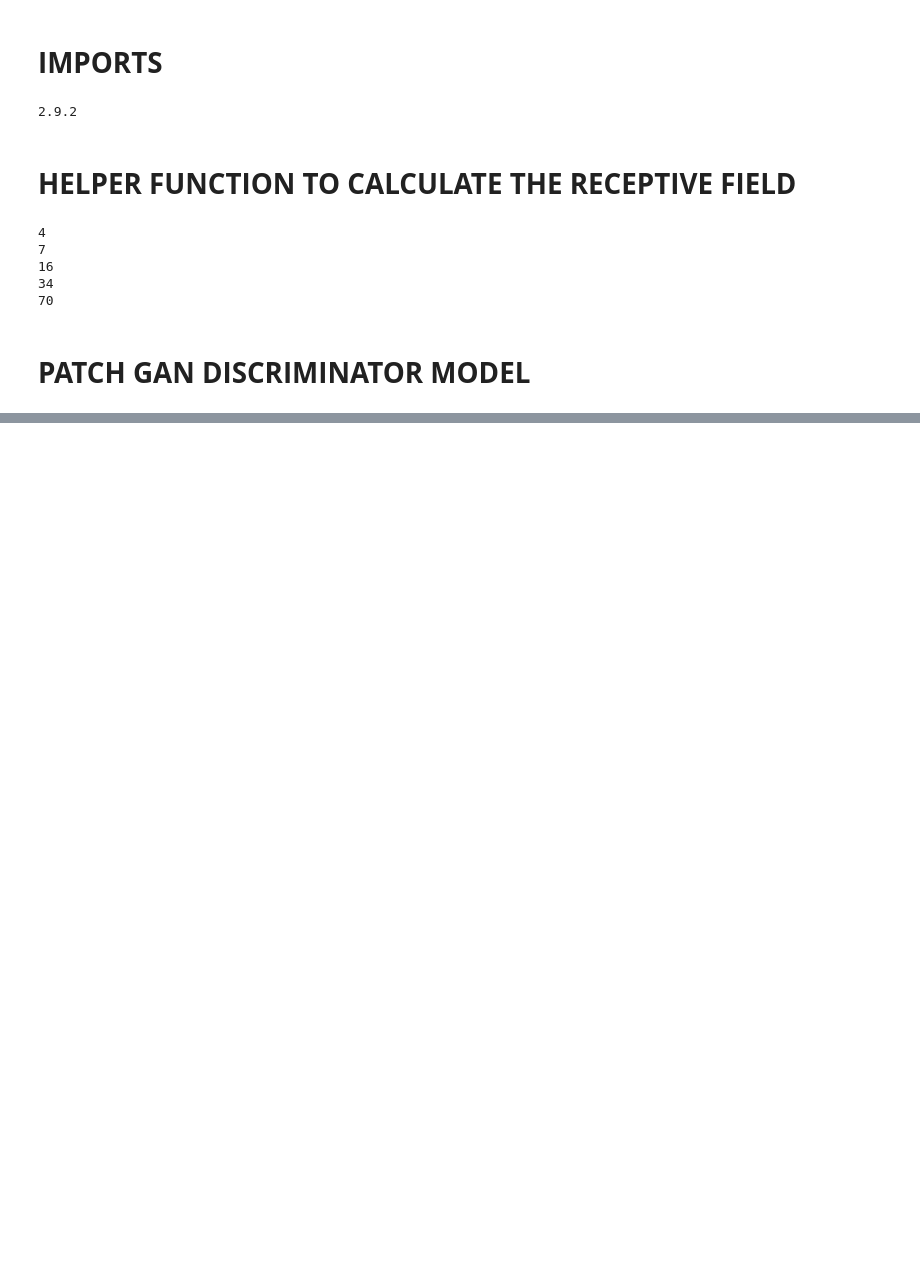
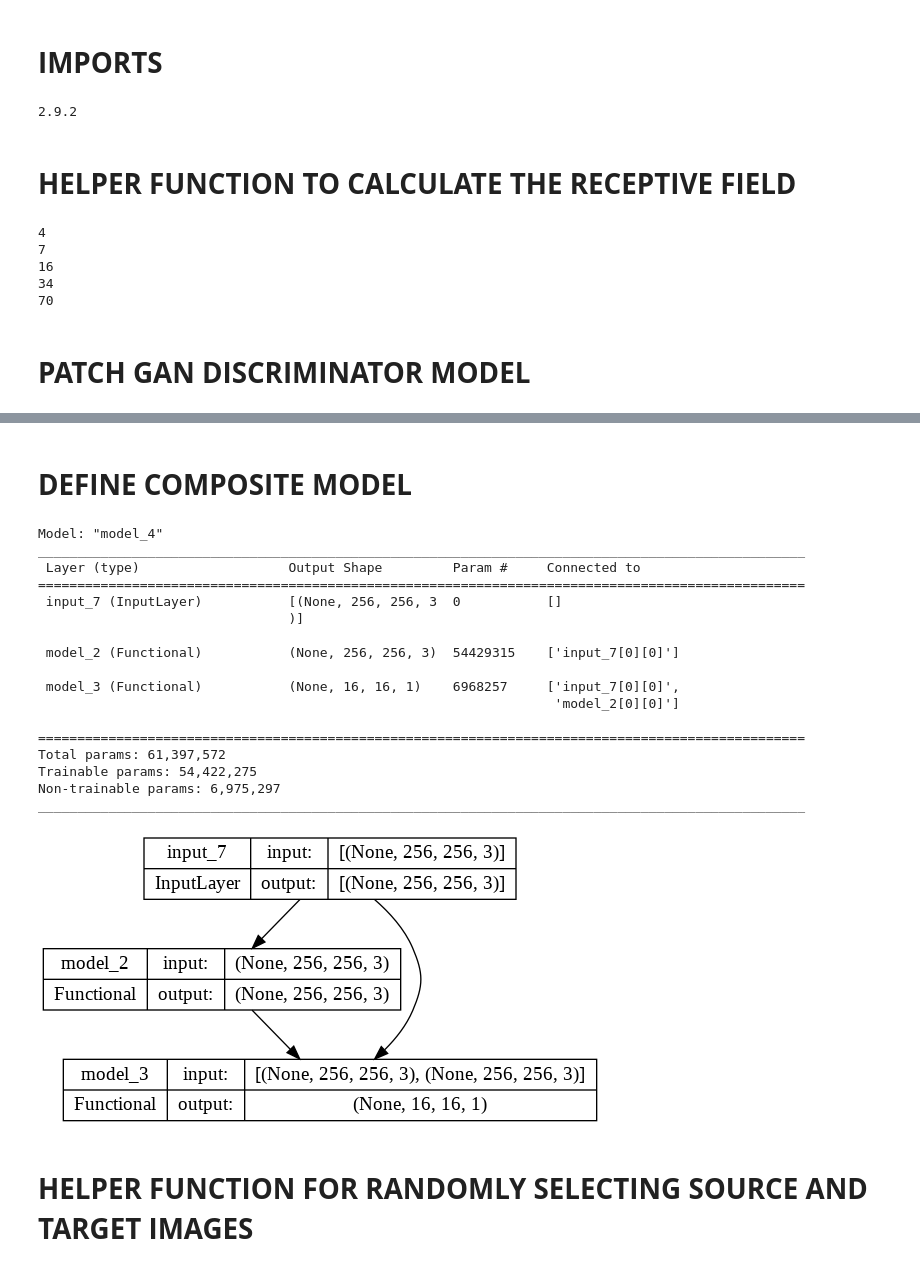
Before and after one commit to Fibonacci1664/Pix2Pix, a Jupyter notebook: MyPix2Pix.ipynb, the cells around one changed output, grey strips where cells are left out. Cells and saved outputs as stored; diff of their text form; code cells hidden in the pictures; blank space fills up the shorter version.

```diff
--- a/MyPix2Pix.ipynb
+++ b/MyPix2Pix.ipynb
@@ -135,0 +128,13 @@ ________________________________________________________________________________
+# %%
+# define an encoder block
+def define_encoder_block(layer_in, n_filters, batchnorm=True):
+	# weight initialization
+	init = RandomNormal(stddev=0.02)
+	# add downsampling layer
+	g = Conv2D(n_filters, (4,4), strides=(2,2), padding='same', kernel_initializer=init)(layer_in)
+	# conditionally add batch normalization
+	if batchnorm:
+		g = BatchNormalization()(g, training=True)
+	# leaky relu activation
+	g = LeakyReLU(alpha=0.2)(g)
+	return g
@@ -135,0 +234,54 @@ ________________________________________________________________________________
+# %%
+# define the combined generator and discriminator model, for updating the generator
+def define_gan(g_model, d_model, image_shape):
+	# make weights in the discriminator not trainable
+	for layer in d_model.layers:
+		if not isinstance(layer, BatchNormalization):
+			layer.trainable = False
+	# define the source image
+	in_src = Input(shape=image_shape)
+	# connect the source image to the generator input
+	gen_out = g_model(in_src)
+	# connect the source input and generator output to the discriminator input
+	dis_out = d_model([in_src, gen_out])
+	# src image as input, generated image and classification output
+	model = Model(in_src, [dis_out, gen_out])
+	# compile model
+	opt = Adam(learning_rate=0.0002, beta_1=0.5)
+	model.compile(loss=['binary_crossentropy', 'mae'], optimizer=opt, loss_weights=[1,100])
+	return model
+# %% [markdown]
+# **DEFINE COMPOSITE MODEL**
+# %%
+# define image shape
+image_shape = (256,256,3)
+# define the models
+g_model = define_generator(image_shape)
+d_model = define_discriminator(image_shape)
+# define the composite model
+gan_model = define_gan(g_model, d_model, image_shape)
+# summarize the model
+gan_model.summary()
+# plot the model
+plot_model(gan_model, to_file='gan_model_plot.png', show_shapes=True, show_layer_names=True)
+# %% [output]
+Model: "model_4"
+__________________________________________________________________________________________________
+ Layer (type)                   Output Shape         Param #     Connected to
+==================================================================================================
+ input_7 (InputLayer)           [(None, 256, 256, 3  0           []
+                                )]
+
+ model_2 (Functional)           (None, 256, 256, 3)  54429315    ['input_7[0][0]']
+
+ model_3 (Functional)           (None, 16, 16, 1)    6968257     ['input_7[0][0]',
+                                                                  'model_2[0][0]']
+
+==================================================================================================
+Total params: 61,397,572
+Trainable params: 54,422,275
+Non-trainable params: 6,975,297
+__________________________________________________________________________________________________
+[figure, added]
+# %% [markdown]
+# **HELPER FUNCTION FOR RANDOMLY SELECTING SOURCE AND TARGET IMAGES**
```
Also changed, not shown: parts of 11 cells of this notebook.
